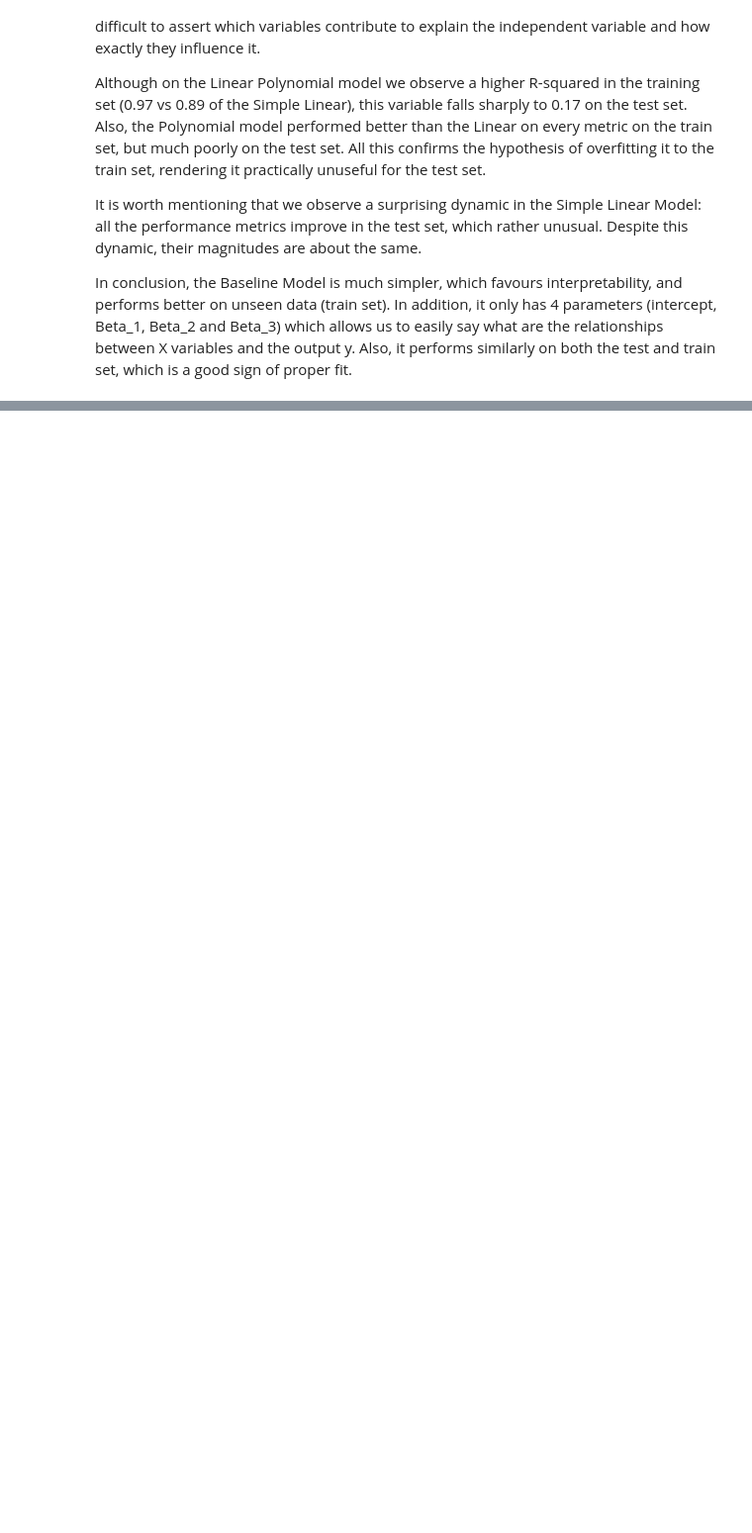
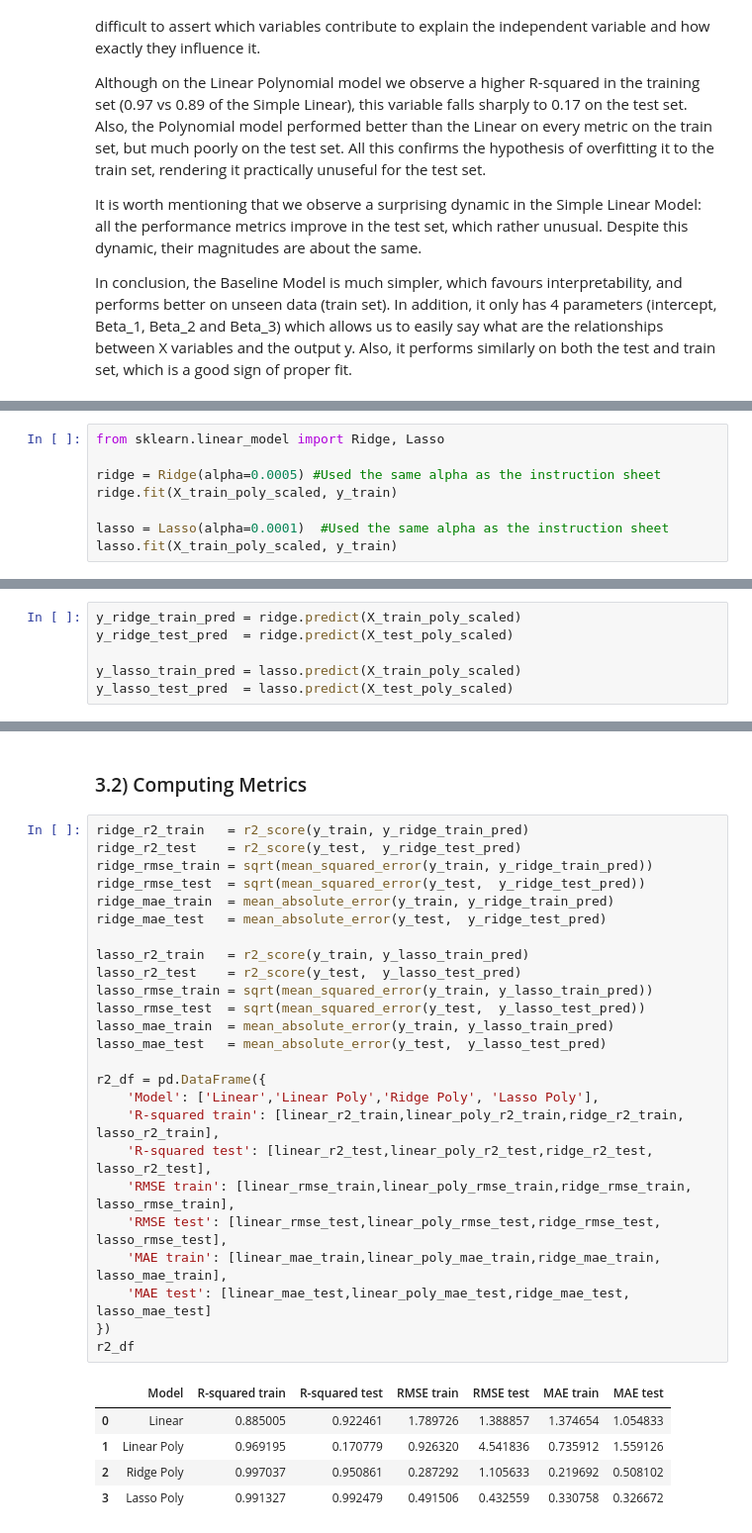
Before and after one commit to emschutt/Applied-Data-Science-Classes, a Jupyter notebook: Machine Learning/Homework_1.ipynb, the cells around one changed output, grey strips where cells are left out. Shown: that part at 99% size. Cells and saved outputs as stored; diff of their text form; blank space fills up the shorter version.

```diff
--- a/Machine Learning/Homework_1.ipynb
+++ b/Machine Learning/Homework_1.ipynb
@@ -231,0 +236,8 @@ In conclusion, the Baseline Model is much simpler, which favours interpretabilit
+# %%
+from sklearn.linear_model import Ridge, Lasso
+
+ridge = Ridge(alpha=0.0005) #Used the same alpha as the instruction sheet
+ridge.fit(X_train_poly_scaled, y_train)
+
+lasso = Lasso(alpha=0.0001)  #Used the same alpha as the instruction sheet
+lasso.fit(X_train_poly_scaled, y_train)
@@ -231,0 +250,6 @@ In conclusion, the Baseline Model is much simpler, which favours interpretabilit
+# %%
+y_ridge_train_pred = ridge.predict(X_train_poly_scaled)
+y_ridge_test_pred  = ridge.predict(X_test_poly_scaled)
+
+y_lasso_train_pred = lasso.predict(X_train_poly_scaled)
+y_lasso_test_pred  = lasso.predict(X_test_poly_scaled)
@@ -231,0 +300,33 @@ In conclusion, the Baseline Model is much simpler, which favours interpretabilit
+# %% [markdown]
+### 3.2) Computing Metrics
+# %%
+ridge_r2_train   = r2_score(y_train, y_ridge_train_pred)
+ridge_r2_test    = r2_score(y_test,  y_ridge_test_pred)
+ridge_rmse_train = sqrt(mean_squared_error(y_train, y_ridge_train_pred))
+ridge_rmse_test  = sqrt(mean_squared_error(y_test,  y_ridge_test_pred))
+ridge_mae_train  = mean_absolute_error(y_train, y_ridge_train_pred)
+ridge_mae_test   = mean_absolute_error(y_test,  y_ridge_test_pred)
+
+lasso_r2_train   = r2_score(y_train, y_lasso_train_pred)
+lasso_r2_test    = r2_score(y_test,  y_lasso_test_pred)
+lasso_rmse_train = sqrt(mean_squared_error(y_train, y_lasso_train_pred))
+lasso_rmse_test  = sqrt(mean_squared_error(y_test,  y_lasso_test_pred))
+lasso_mae_train  = mean_absolute_error(y_train, y_lasso_train_pred)
+lasso_mae_test   = mean_absolute_error(y_test,  y_lasso_test_pred)
+
+r2_df = pd.DataFrame({
+    'Model': ['Linear','Linear Poly','Ridge Poly', 'Lasso Poly'],
+    'R-squared train': [linear_r2_train,linear_poly_r2_train,ridge_r2_train, lasso_r2_train],
+    'R-squared test': [linear_r2_test,linear_poly_r2_test,ridge_r2_test, lasso_r2_test],
+    'RMSE train': [linear_rmse_train,linear_poly_rmse_train,ridge_rmse_train, lasso_rmse_train],
+    'RMSE test': [linear_rmse_test,linear_poly_rmse_test,ridge_rmse_test, lasso_rmse_test],
+    'MAE train': [linear_mae_train,linear_poly_mae_train,ridge_mae_train, lasso_mae_train],
+    'MAE test': [linear_mae_test,linear_poly_mae_test,ridge_mae_test, lasso_mae_test]
+})
+r2_df
+# %% [output]
+|  | Model | R-squared train | R-squared test | RMSE train | RMSE test | MAE train | MAE test |
+| 0 | Linear | 0.885005 | 0.922461 | 1.789726 | 1.388857 | 1.374654 | 1.054833 |
+| 1 | Linear Poly | 0.969195 | 0.170779 | 0.926320 | 4.541836 | 0.735912 | 1.559126 |
+| 2 | Ridge Poly | 0.997037 | 0.950861 | 0.287292 | 1.105633 | 0.219692 | 0.508102 |
+| 3 | Lasso Poly | 0.991327 | 0.992479 | 0.491506 | 0.432559 | 0.330758 | 0.326672 |
```
Also changed, not shown: parts of 7 cells of this notebook.
